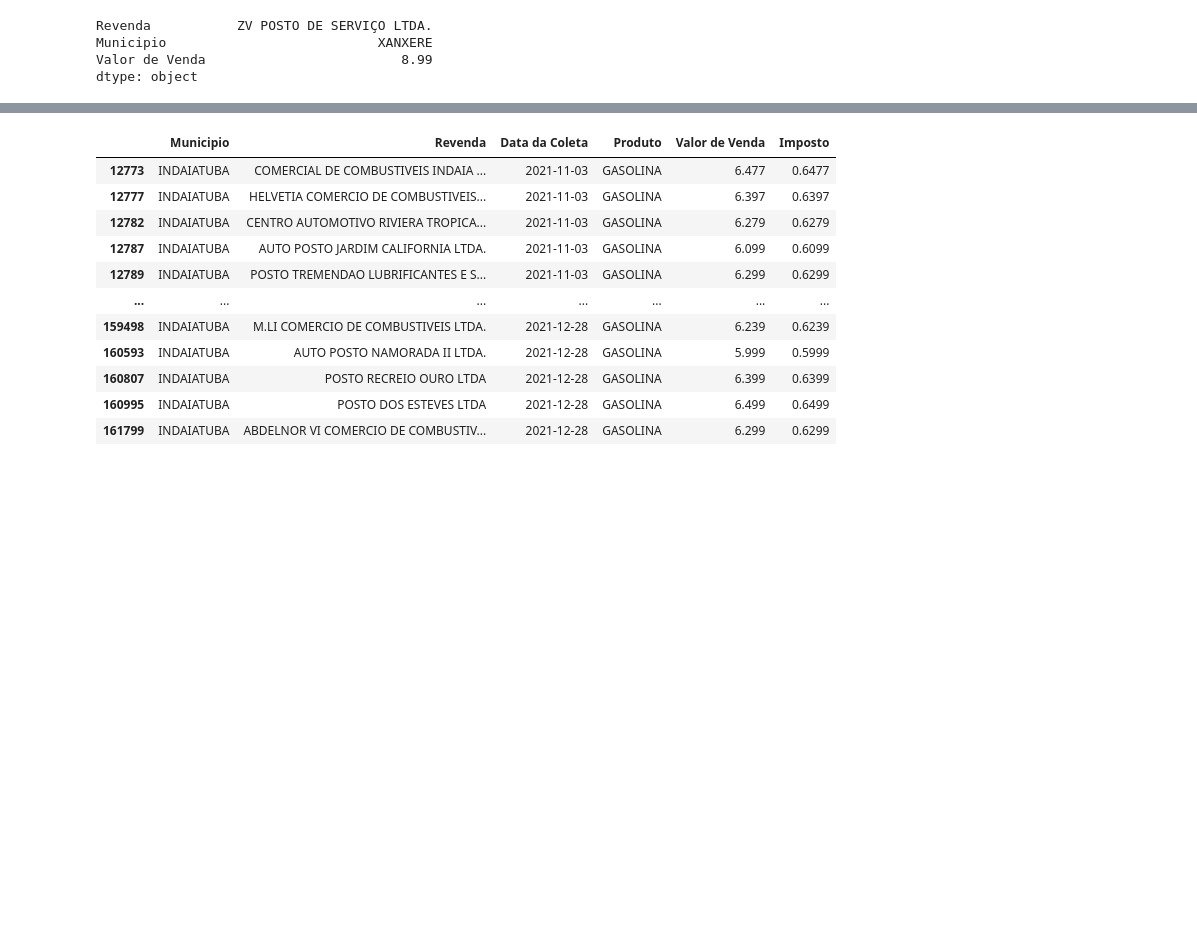
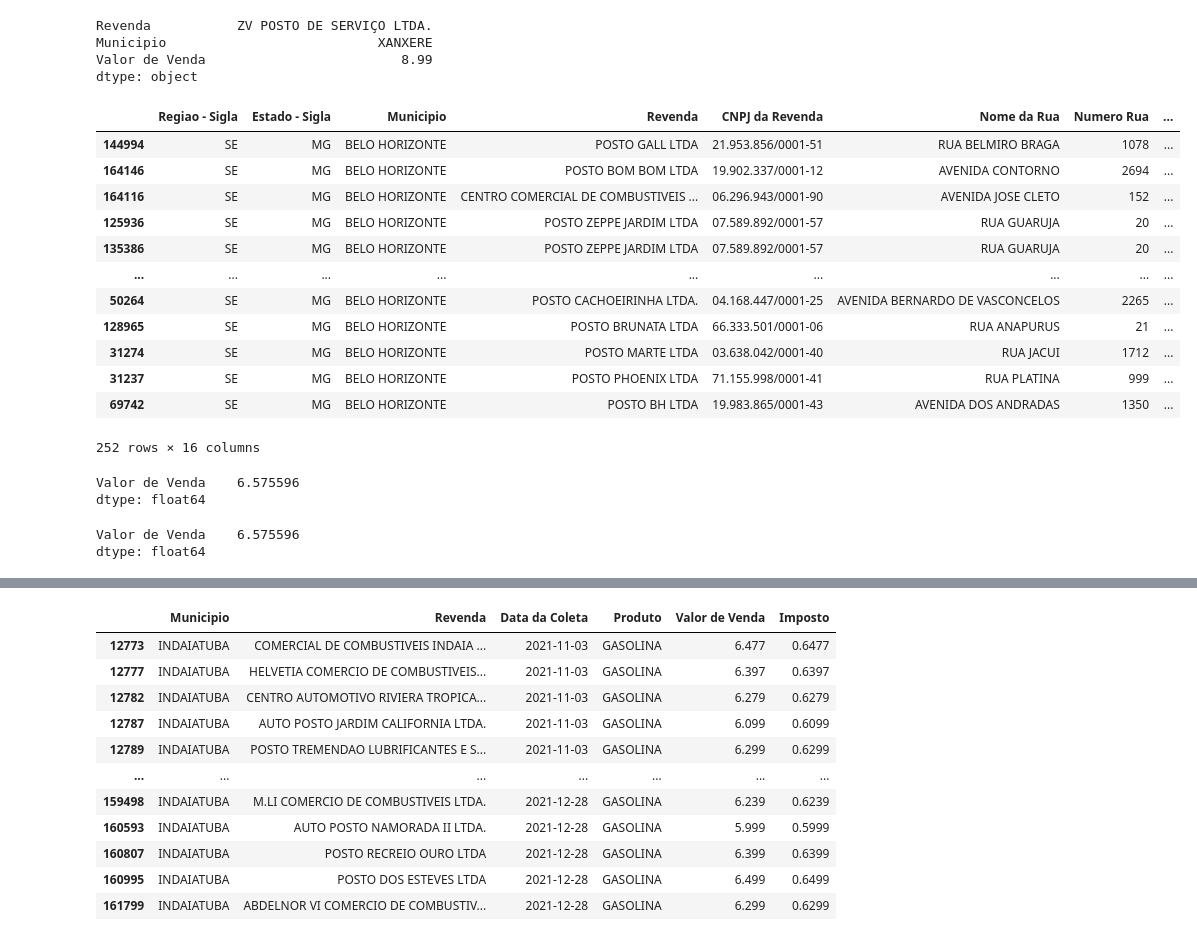
Before and after one commit to almocontim/Python_Pandas, a Jupyter notebook: Primeiro_Exemplo_em_Pandas.ipynb, the cells around one changed output, grey strips where cells are left out. Drawn from its saved outputs; the diff is of its cells as text; code cells hidden in the pictures; blank space fills up the shorter version.

```diff
--- a/Primeiro_Exemplo_em_Pandas.ipynb
+++ b/Primeiro_Exemplo_em_Pandas.ipynb
@@ -196,0 +201,17 @@ dtype: object
+# %%
+etanol_indaiatuba_df = combustiveis_df.loc[(combustiveis_df['Produto'] == 'ETANOL') & (combustiveis_df['Municipio'] == 'BELO HORIZONTE')]
+display(etanol_indaiatuba_df.sort_values(by='Valor de Venda'))
+# %% [output]
+|  | Regiao - Sigla | Estado - Sigla | Municipio | Revenda | CNPJ da Revenda | Nome da Rua | Numero Rua | ... |
+| 144994 | SE | MG | BELO HORIZONTE | POSTO GALL LTDA | 21.953.856/0001-51 | RUA BELMIRO BRAGA | 1078 | ... |
+| 164146 | SE | MG | BELO HORIZONTE | POSTO BOM BOM LTDA | 19.902.337/0001-12 | AVENIDA CONTORNO | 2694 | ... |
+| 164116 | SE | MG | BELO HORIZONTE | CENTRO COMERCIAL DE COMBUSTIVEIS ... | 06.296.943/0001-90 | AVENIDA JOSE CLETO | 152 | ... |
+| 125936 | SE | MG | BELO HORIZONTE | POSTO ZEPPE JARDIM LTDA | 07.589.892/0001-57 | RUA GUARUJA | 20 | ... |
+| 135386 | SE | MG | BELO HORIZONTE | POSTO ZEPPE JARDIM LTDA | 07.589.892/0001-57 | RUA GUARUJA | 20 | ... |
+| ... | ... | ... | ... | ... | ... | ... | ... | ... |
+| 50264 | SE | MG | BELO HORIZONTE | POSTO CACHOEIRINHA LTDA. | 04.168.447/0001-25 | AVENIDA BERNARDO DE VASCONCELOS | 2265 | ... |
+| 128965 | SE | MG | BELO HORIZONTE | POSTO BRUNATA LTDA | 66.333.501/0001-06 | RUA ANAPURUS | 21 | ... |
+| 31274 | SE | MG | BELO HORIZONTE | POSTO MARTE LTDA | 03.638.042/0001-40 | RUA JACUI | 1712 | ... |
+| 31237 | SE | MG | BELO HORIZONTE | POSTO PHOENIX LTDA | 71.155.998/0001-41 | RUA PLATINA | 999 | ... |
+| 69742 | SE | MG | BELO HORIZONTE | POSTO BH LTDA | 19.983.865/0001-43 | AVENIDA DOS ANDRADAS | 1350 | ... |
+252 rows × 16 columns
@@ -196,0 +220,6 @@ dtype: object
+# %%
+display(combustiveis_df.loc[(combustiveis_df['Bairro'] == 'MOOCA') & (combustiveis_df['Municipio'] == 'SAO PAULO')
+                            & ((combustiveis_df['Produto'] == 'GASOLINA') | (combustiveis_df['Produto'] == 'GASOLINA ADITIVADA')), ['Valor de Venda']].mean())
+# %% [output]
+Valor de Venda    6.575596
+dtype: float64
@@ -196,0 +228,8 @@ dtype: object
+# %%
+display(combustiveis_df.loc[(combustiveis_df['Bairro'] == 'MOOCA') &
+                            (combustiveis_df['Municipio'] == 'SAO PAULO') &
+                            (combustiveis_df['Produto'].isin(["GASOLINA", "GASOLINA ADITIVADA"])),
+                            ['Valor de Venda']].mean())
+# %% [output]
+Valor de Venda    6.575596
+dtype: float64
```
Also changed, not shown: parts of 13 cells of this notebook.
